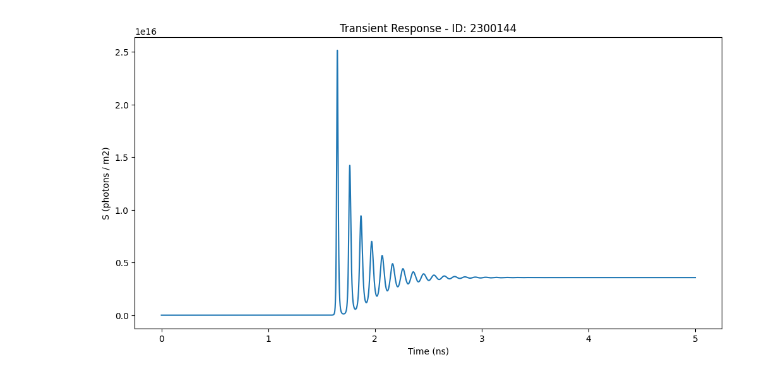
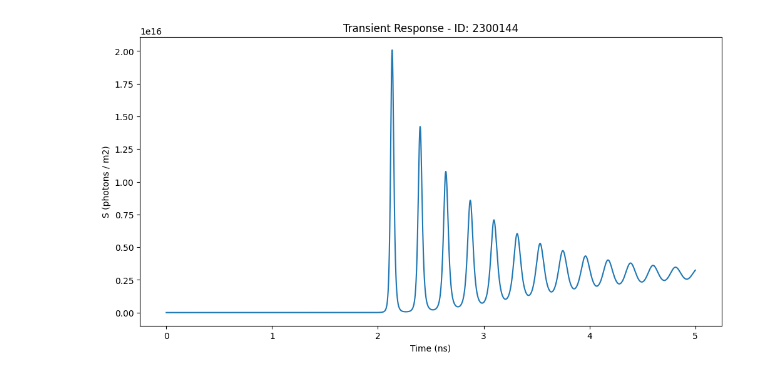
Before and after one commit to Hazemiano/Semiconductor-Laser-Simulation, a Jupyter notebook: taska.ipynb, the cells around one changed output. Saved outputs shown, nothing was run; the diff lists cells and outputs as text; code cells hidden in the pictures.

```diff
--- a/taska.ipynb
+++ b/taska.ipynb
@@ -6,32 +6,32 @@ from consts import *
 # %%
 # define input current
 I_input = 50e-3
 
 def dydt(y,t,current):
     N, S = y
     gain = B * max(N - N0, 0)
     injection =current/(q*V)
-    dndt =injection-(N/TAU)-GAMMA*C*gain*S
-    dsdt = GAMMA*C*gain*S-(S/tau_ph)+(BETA_SP* N /TAU)
+    dndt =injection-(N/TAU)-GAMMA*vg*gain*S
+    dsdt = GAMMA*vg*gain*S-(S/tau_ph)+(BETA_SP* N /TAU)
 
     return [dndt, dsdt]
 
 t1=np.linspace(0,1e-9,2000)
 t2=np.linspace(1e-9,5e-9,10000)
 initial_conditions_1 =[0,0]
 soln1= odeint(dydt, initial_conditions_1,t1, args=(0.0,))
 initial_conditions_2 =soln1[-1,:]
 soln2=odeint(dydt, initial_conditions_2,t2,args=(I_input,))
 t_total= np.concatenate((t1, t2))
 soln_total= np.vstack((soln1, soln2))
 N_t=soln_total[:,0]
 S_t=soln_total[:,1]
 
 plt.figure(figsize=(12, 6))
 plt.plot(t_total*1e9, S_t)
 plt.xlabel("Time (ns)")
 plt.ylabel("S (photons / m2)")
 plt.title("Transient Response - ID: 2300144")
 plt.show()
 # %% [output]
-[figure, old version]
+[figure, new version]
```
Also changed, not shown: 2 other files.
